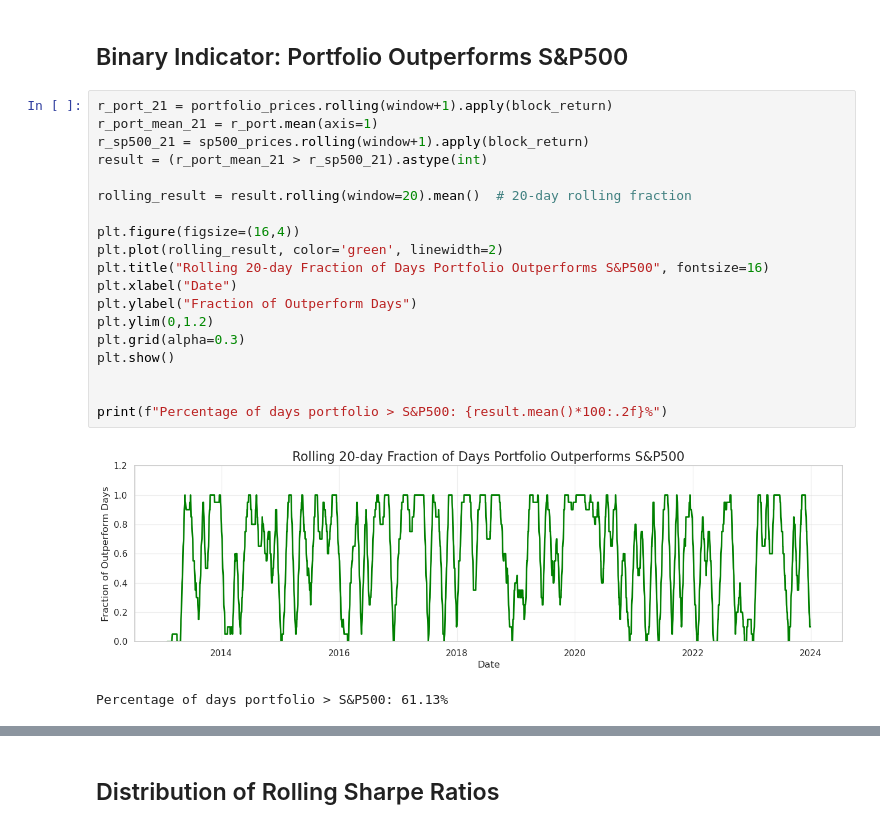
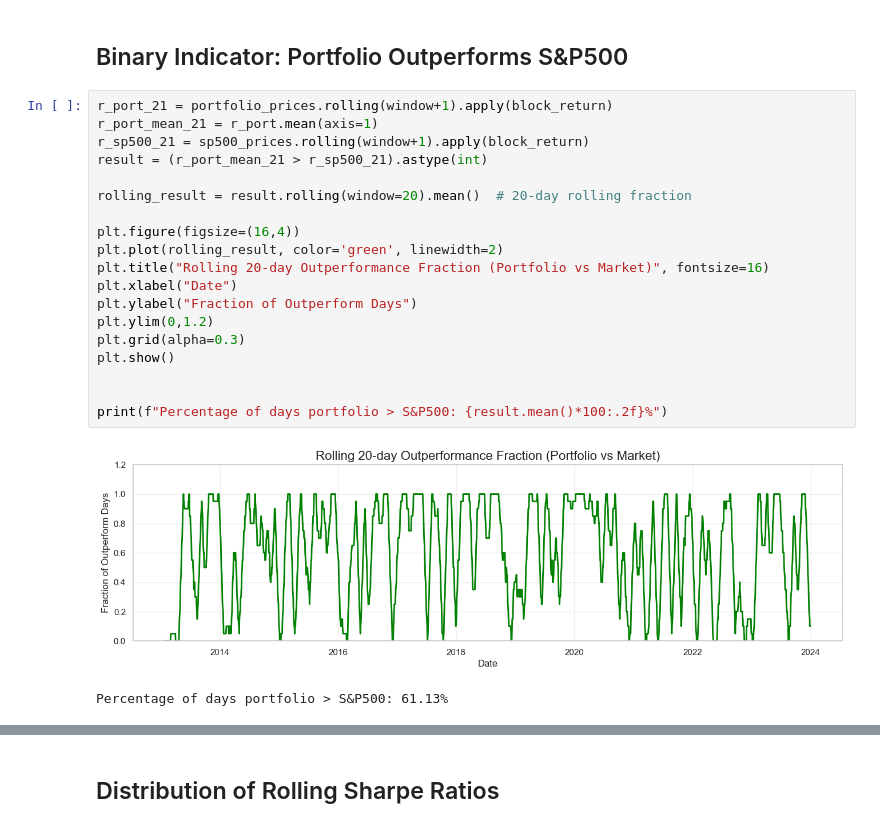
Before and after one commit to krjgmxh2ry-byte/Final_DataProjet_Github, a Jupyter notebook: notebooks/data_exploration.ipynb, the cells around one changed output, grey strips where cells are left out. Drawn from its saved outputs; the diff is of its cells as text.

```diff
--- a/notebooks/data_exploration.ipynb
+++ b/notebooks/data_exploration.ipynb
@@ -167,22 +235,22 @@ plt.show()
 # %%
 r_port_21 = portfolio_prices.rolling(window+1).apply(block_return)
 r_port_mean_21 = r_port.mean(axis=1)
 r_sp500_21 = sp500_prices.rolling(window+1).apply(block_return)
 result = (r_port_mean_21 > r_sp500_21).astype(int)
 
 rolling_result = result.rolling(window=20).mean()  # 20-day rolling fraction
 
 plt.figure(figsize=(16,4))
 plt.plot(rolling_result, color='green', linewidth=2)
-plt.title("Rolling 20-day Fraction of Days Portfolio Outperforms S&P500", fontsize=16)
+plt.title("Rolling 20-day Outperformance Fraction (Portfolio vs Market)", fontsize=16)
 plt.xlabel("Date")
 plt.ylabel("Fraction of Outperform Days")
 plt.ylim(0,1.2)
 plt.grid(alpha=0.3)
 plt.show()
 
 
 print(f"Percentage of days portfolio > S&P500: {result.mean()*100:.2f}%")
 # %% [output]
-[figure, old version]
+[figure, new version]
 Percentage of days portfolio > S&P500: 61.13%
```
Also changed, not shown: parts of 16 cells of this notebook.
